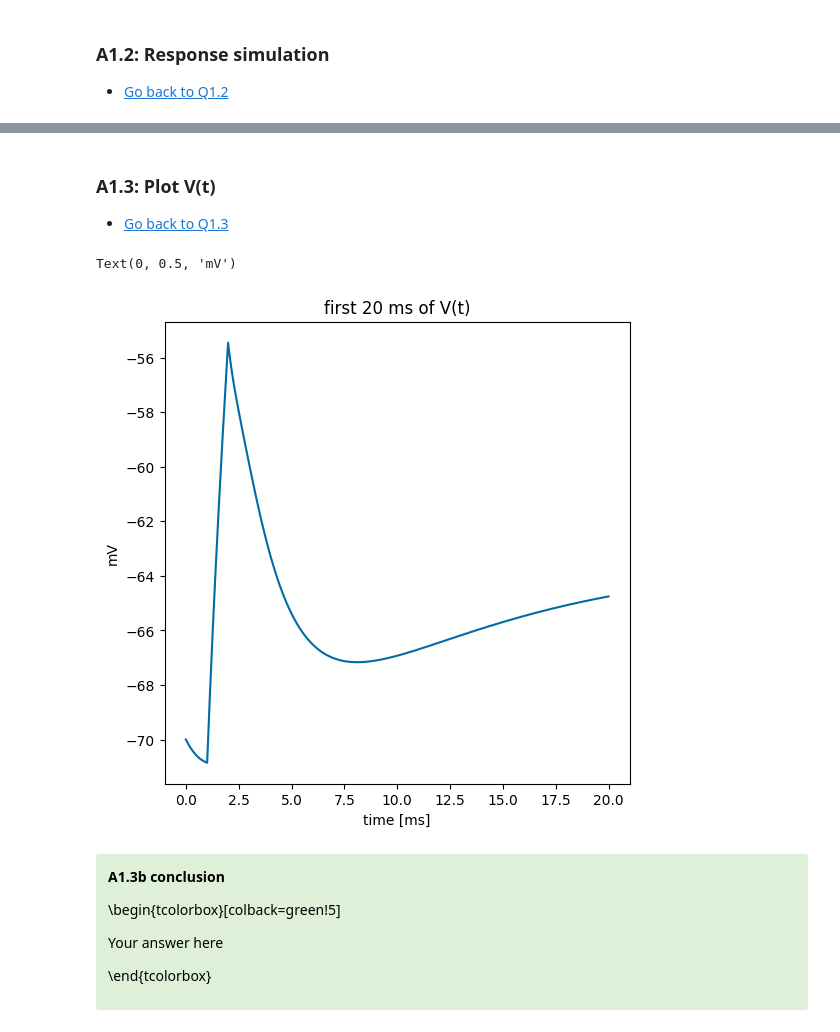
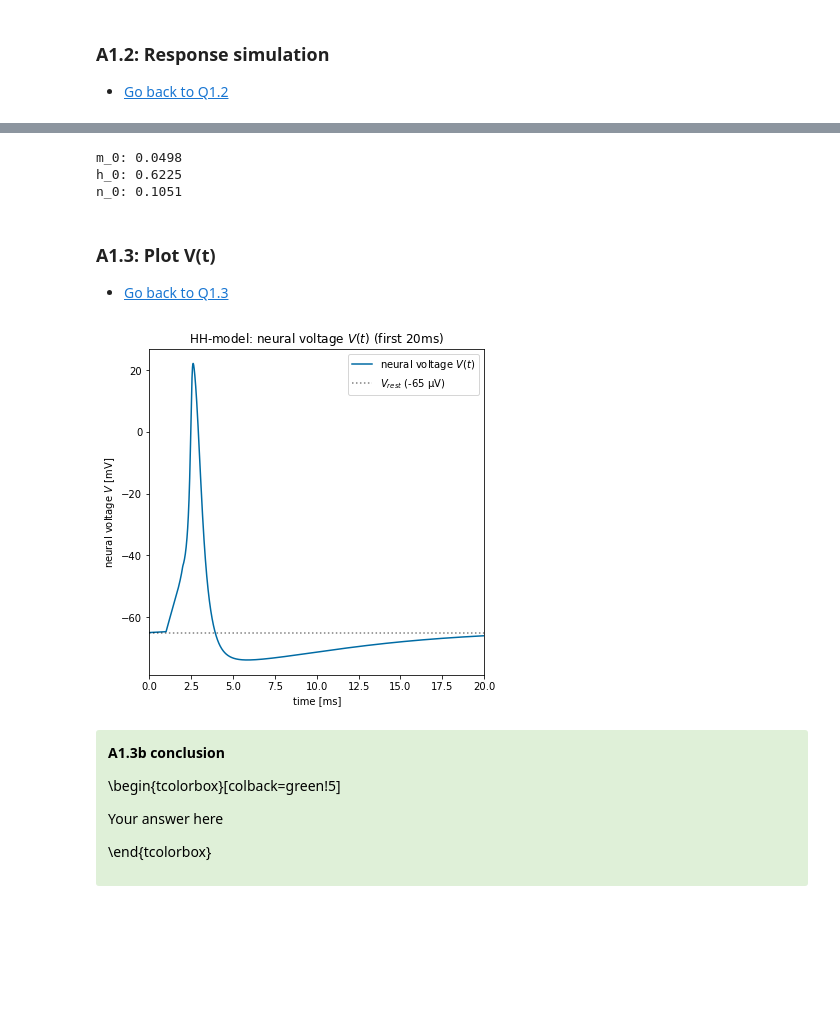
Before and after one commit to RobbeDeMuynck/CN_practicals, a Jupyter notebook: Module 1/Module1_Ex1_XX.ipynb, the cells around one changed output, grey strips where cells are left out. Cells and saved outputs as stored; diff of their text form; code cells hidden in the pictures; blank space fills up the shorter version.

```diff
--- a/Module 1/Module1_Ex1_XX.ipynb
+++ b/Module 1/Module1_Ex1_XX.ipynb
@@ -395,16 +456,25 @@ No artists with labels found to put in legend.  Note that artists whose label st
 ######################################
 ##   A1.2a solutions input current   ##
 ######################################
-T = 100 # ms
-dt = 0.01 #update time
-T_n = np.ceil(T/dt)  # [ms]
-t = np.arange(0,T_n)*dt
-I_input = 20 * np.where((t>1)*(t<2),1,0) # µA
+
+def I_step(T, dt, I, start_imp=1, stop_imp=2):
+    """Returns a step current function [µA], based on design parameters"""
+    # T = simulation time [ms]
+    # dt = update time [ms]
+
+    t = np.arange(0, np.ceil(T/dt))*dt # time array [ms]
+    I_step = np.where((t>=1)*(t<2), I, 0) # step current array [µA]
+
+    return t, I_step
+
+# Plot of impulse current
+T, dt, I = 100, 0.01, 20
+t, I_input = I_step(T, dt, I)
 
 fig, ax = plt.subplots(1,1, figsize=(6,6))
 ax.plot(t, I_input)
-ax.set_title('I_input step function')
+ax.set_title('I_input: step function')
 ax.set_xlabel('time [ms]')
-ax.set_ylabel('µA')
+ax.set_ylabel('Current I [µA]')
 plt.show()
 # %% [output]
@@ -415,25 +485,37 @@ plt.show()
 #######################################
 ##   A1.2b insert input in HH_model   ##
 #######################################
-V,m,h,n,t = HH_model(T, I_input, dt)
+T, dt, I = 100, 0.01, 20
+t, I_input = I_step(T, dt, I)
+
+V, m, h, n, t, I_Na, I_K, I_L, gating_params = HH_model_updated(T, I_input, dt)
+# %% [output]
+m_0: 0.0498
+h_0: 0.6225
+n_0: 0.1051
 # %% [markdown]
 ### A1.3: Plot V(t) <a id="A1.3"/>
 * [Go back to Q1.3](#Q1.3)
 # %%
 # A1.3a Enter your answer below
 
 ###########################
 ##   A1.3a solution plot  ##
 ###########################
 
 fig, ax = plt.subplots(1,1, figsize=(6,6))
-ax.plot(t[0:int(20/dt)], V[0:int(20/dt)])
-ax.set_title('first 20 ms of V(t)')
+
+ax.plot(t, V, label='neural voltage $V(t)$')
+ax.axhline(y=-65, linestyle=':', color='k', alpha=0.5, label='$V_{rest}$ (-65 µV)')
+
+ax.set_title('HH-model: neural voltage $V(t)$ (first 20ms)')
 ax.set_xlabel('time [ms]')
-ax.set_ylabel('mV')
+ax.set_ylabel('neural voltage $V$ [mV]')
+ax.legend()
+ax.set_xlim([0, 20])
+plt.show()
 # %% [output]
-Text(0, 0.5, 'mV')
-[figure, old version]
+[figure, new version]
 # %%
 # A1.3b Enter your interpretation and conclusion below
 
```
Also changed, not shown: parts of 11 cells of this notebook.
